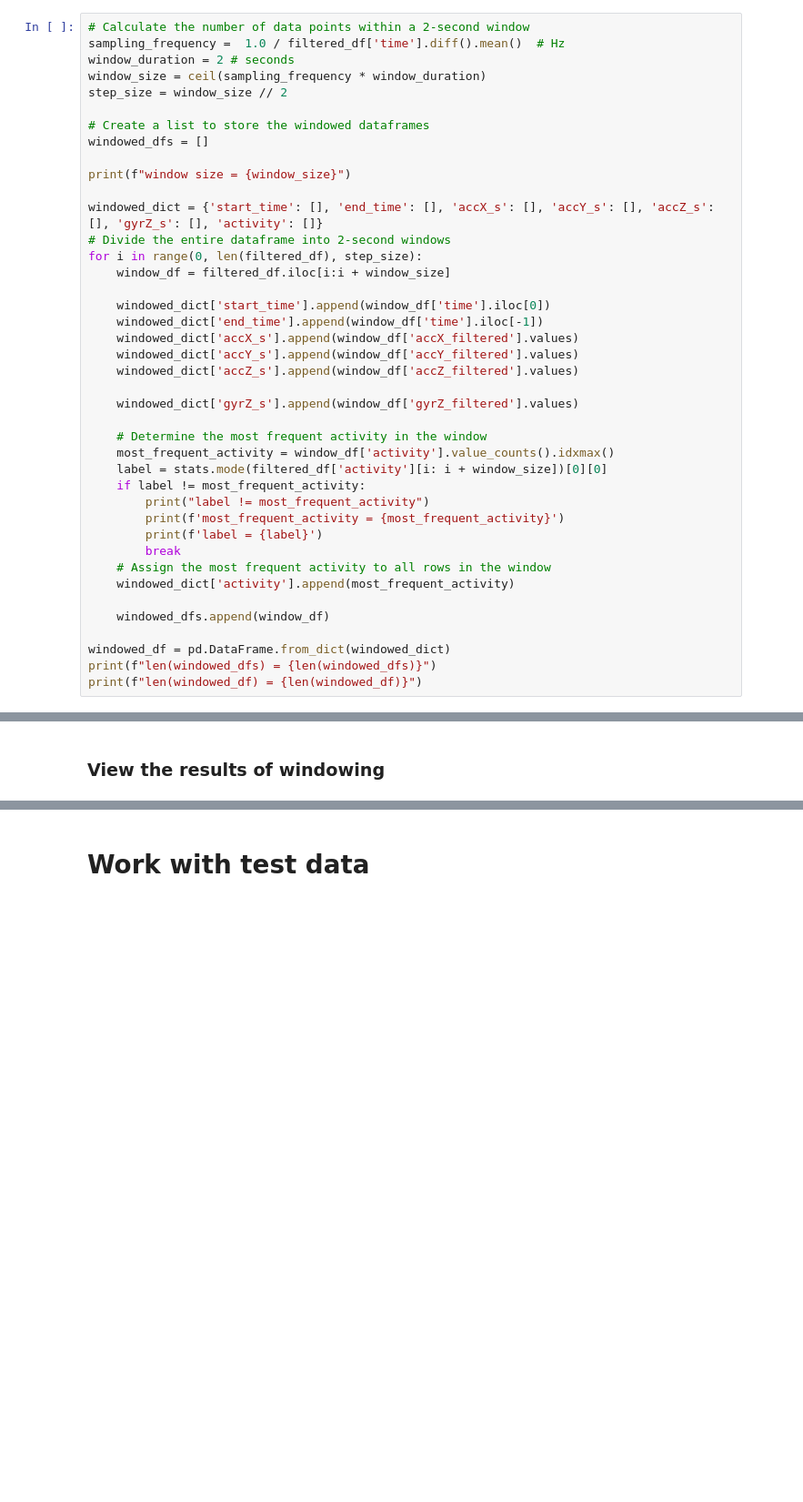
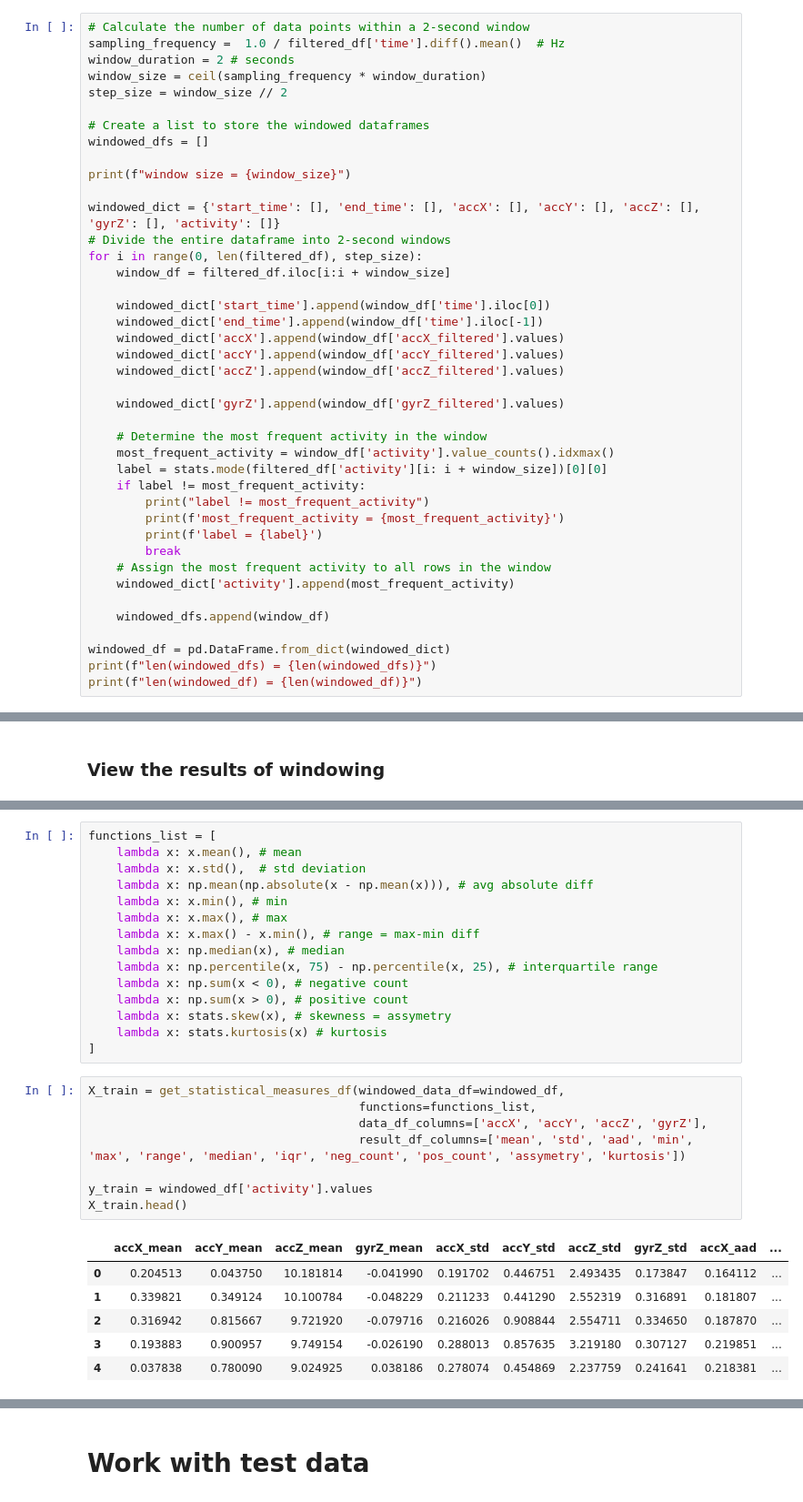
Before and after one commit to Mykhailo20/DS_Bootcamp_2023, a Jupyter notebook: Homework_5/Physical_Activity_Analysis/Features.ipynb, the cells around one changed output, grey strips where cells are left out. Shown at 91% size. Cells and saved outputs as stored; diff of their text form; blank space fills up the shorter version.

Commit message:
Homework_6: Write and test the get_statistical_measures_df() function for Feature Engineering of the windowed_df dataframe

```diff
--- a/Homework_5/Physical_Activity_Analysis/Features.ipynb
+++ b/Homework_5/Physical_Activity_Analysis/Features.ipynb
@@ -567,18 +587,18 @@ windowed_dfs = []
 
 print(f"window size = {window_size}")
 
-windowed_dict = {'start_time': [], 'end_time': [], 'accX_s': [], 'accY_s': [], 'accZ_s': [], 'gyrZ_s': [], 'activity': []}
+windowed_dict = {'start_time': [], 'end_time': [], 'accX': [], 'accY': [], 'accZ': [], 'gyrZ': [], 'activity': []}
 # Divide the entire dataframe into 2-second windows
 for i in range(0, len(filtered_df), step_size):
     window_df = filtered_df.iloc[i:i + window_size]
 
     windowed_dict['start_time'].append(window_df['time'].iloc[0])
     windowed_dict['end_time'].append(window_df['time'].iloc[-1])
-    windowed_dict['accX_s'].append(window_df['accX_filtered'].values)
-    windowed_dict['accY_s'].append(window_df['accY_filtered'].values)
-    windowed_dict['accZ_s'].append(window_df['accZ_filtered'].values)
+    windowed_dict['accX'].append(window_df['accX_filtered'].values)
+    windowed_dict['accY'].append(window_df['accY_filtered'].values)
+    windowed_dict['accZ'].append(window_df['accZ_filtered'].values)
 
-    windowed_dict['gyrZ_s'].append(window_df['gyrZ_filtered'].values)
+    windowed_dict['gyrZ'].append(window_df['gyrZ_filtered'].values)
 
     # Determine the most frequent activity in the window
     most_frequent_activity = window_df['activity'].value_counts().idxmax()
@@ -622,0 +658,30 @@ windowed_pie_chart(original_df=filtered_df, windowed_df=windowed_df, column='act
+# %%
+functions_list = [
+    lambda x: x.mean(), # mean
+    lambda x: x.std(),  # std deviation
+    lambda x: np.mean(np.absolute(x - np.mean(x))), # avg absolute diff
+    lambda x: x.min(), # min
+    lambda x: x.max(), # max
+    lambda x: x.max() - x.min(), # range = max-min diff
+    lambda x: np.median(x), # median
+    lambda x: np.percentile(x, 75) - np.percentile(x, 25), # interquartile range
+    lambda x: np.sum(x < 0), # negative count
+    lambda x: np.sum(x > 0), # positive count
+    lambda x: stats.skew(x), # skewness = assymetry
+    lambda x: stats.kurtosis(x) # kurtosis
+]
+# %%
+X_train = get_statistical_measures_df(windowed_data_df=windowed_df,
+                                      functions=functions_list,
+                                      data_df_columns=['accX', 'accY', 'accZ', 'gyrZ'],
+                                      result_df_columns=['mean', 'std', 'aad', 'min', 'max', 'range', 'median', 'iqr', 'neg_count', 'pos_count', 'assymetry', 'kurtosis'])
+
+y_train = windowed_df['activity'].values
+X_train.head()
+# %% [output]
+|  | accX_mean | accY_mean | accZ_mean | gyrZ_mean | accX_std | accY_std | accZ_std | gyrZ_std | accX_aad | ... |
+| 0 | 0.204513 | 0.043750 | 10.181814 | -0.041990 | 0.191702 | 0.446751 | 2.493435 | 0.173847 | 0.164112 | ... |
+| 1 | 0.339821 | 0.349124 | 10.100784 | -0.048229 | 0.211233 | 0.441290 | 2.552319 | 0.316891 | 0.181807 | ... |
+| 2 | 0.316942 | 0.815667 | 9.721920 | -0.079716 | 0.216026 | 0.908844 | 2.554711 | 0.334650 | 0.187870 | ... |
+| 3 | 0.193883 | 0.900957 | 9.749154 | -0.026190 | 0.288013 | 0.857635 | 3.219180 | 0.307127 | 0.219851 | ... |
+| 4 | 0.037838 | 0.780090 | 9.024925 | 0.038186 | 0.278074 | 0.454869 | 2.237759 | 0.241641 | 0.218381 | ... |
```
Also changed, not shown: parts of 14 cells of this notebook.
